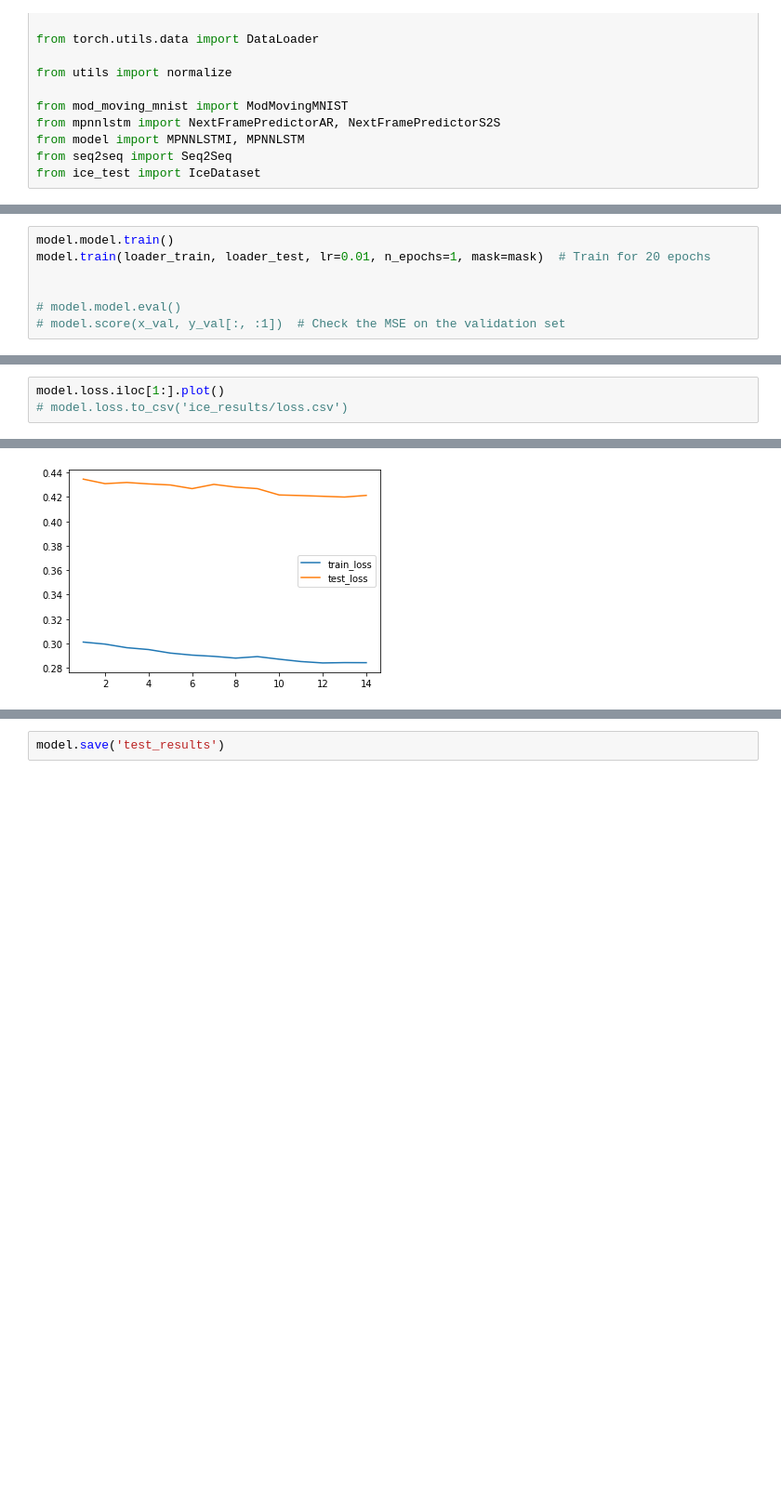
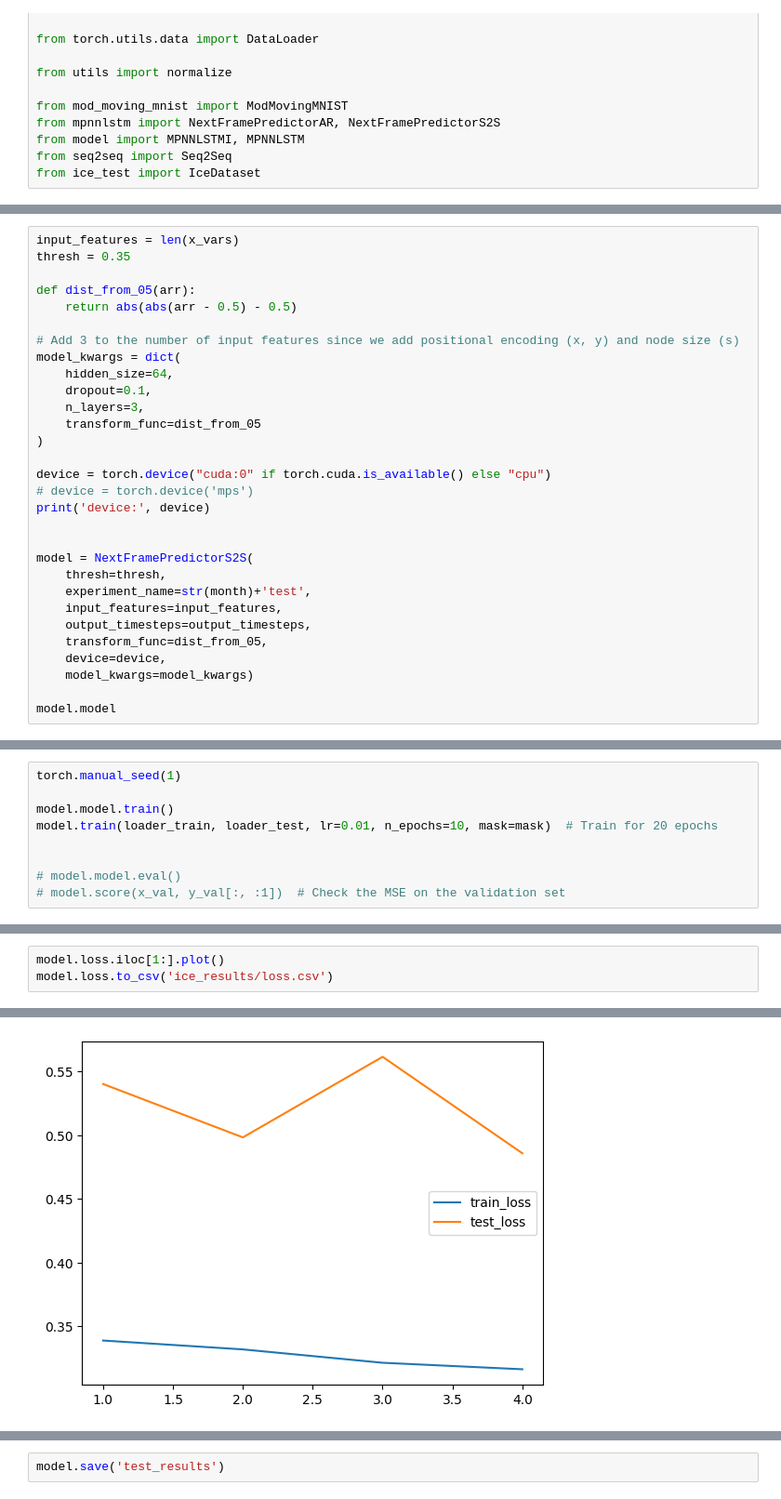
Before and after one commit to zach-gousseau/Quadtree-MPNNLSTM, a Jupyter notebook: ice_test.ipynb, the cells around one changed output, grey strips where cells are left out. Shown at 93% size. Cells and saved outputs as stored; diff of their text form; blank space fills up the shorter version.

Commit message:
experiments and results notebooks

```diff
--- a/ice_test.ipynb
+++ b/ice_test.ipynb
@@ -119,0 +57,30 @@ Seq2Seq(
+# %%
+input_features = len(x_vars)
+thresh = 0.35
+
+def dist_from_05(arr):
+    return abs(abs(arr - 0.5) - 0.5)
+
+# Add 3 to the number of input features since we add positional encoding (x, y) and node size (s)
+model_kwargs = dict(
+    hidden_size=64,
+    dropout=0.1,
+    n_layers=3,
+    transform_func=dist_from_05
+)
+
+device = torch.device("cuda:0" if torch.cuda.is_available() else "cpu")
+# device = torch.device('mps')
+print('device:', device)
+
+
+model = NextFramePredictorS2S(
+    thresh=thresh,
+    experiment_name=str(month)+'test',
+    input_features=input_features,
+    output_timesteps=output_timesteps,
+    transform_func=dist_from_05,
+    device=device,
+    model_kwargs=model_kwargs)
+
+model.model
@@ -197,6 +122,8 @@ model.model.device
 # %%
+torch.manual_seed(1)
+
 model.model.train()
-model.train(loader_train, loader_test, lr=0.01, n_epochs=1, mask=mask)  # Train for 20 epochs
+model.train(loader_train, loader_test, lr=0.01, n_epochs=10, mask=mask)  # Train for 20 epochs
 
 
 # model.model.eval()
@@ -206,4 +133,4 @@ KeyboardInterrupt:
 # %%
 model.loss.iloc[1:].plot()
-# model.loss.to_csv('ice_results/loss.csv')
+model.loss.to_csv('ice_results/loss.csv')
 # %% [output]
@@ -211 +138 @@ model.loss.iloc[1:].plot()
-[figure, old version]
+[figure, new version]
```
Also changed, not shown: parts of 20 cells of this notebook, 1 other file.
